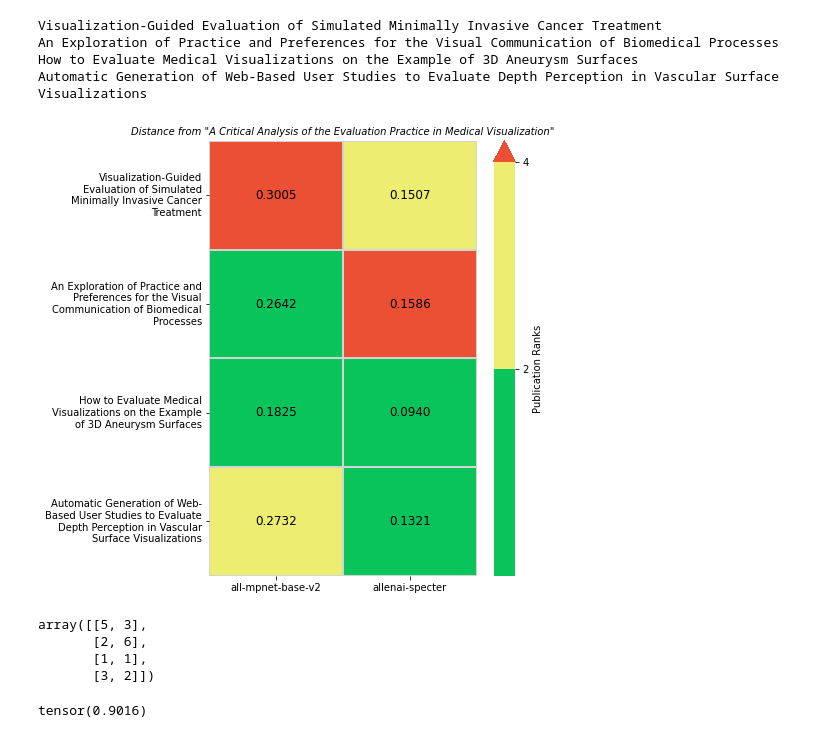
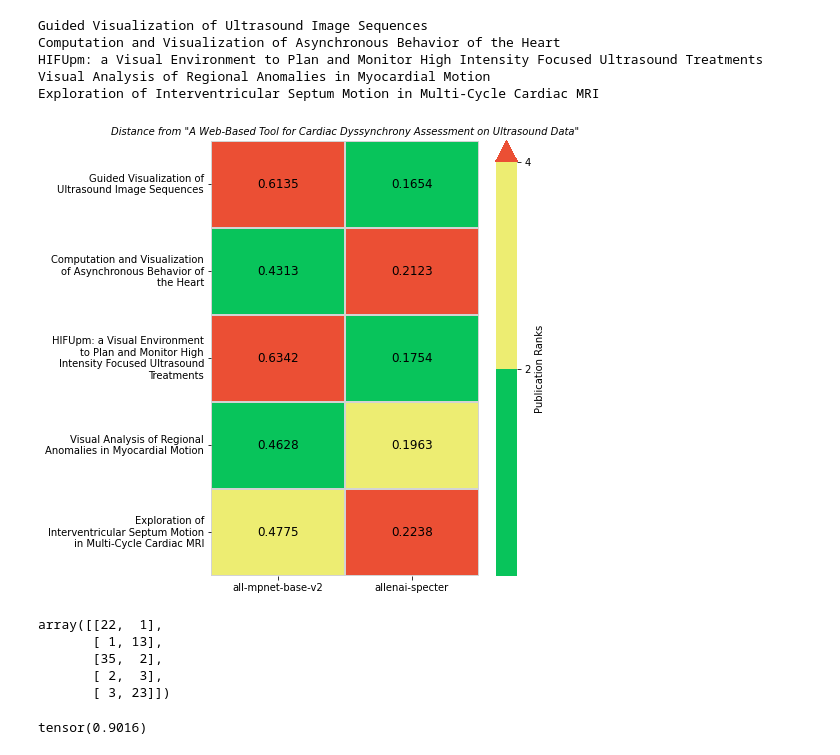
Before and after one commit to pruthvi-hegde/biomedvis, a Jupyter notebook: notebooks/k_neighbours.ipynb, the cells around one changed output. Saved outputs shown, nothing was run; the diff lists cells and outputs as text; code cells hidden in the pictures.

Commit message:
Changes to include examples

```diff
--- a/notebooks/k_neighbours.ipynb
+++ b/notebooks/k_neighbours.ipynb
@@ -153,20 +155,22 @@ def draw_plot(target_title, K):
 # %%
 import numpy as np
 
-target_title1 = "A Critical Analysis of the Evaluation Practice in Medical Visualization"
+target_title1 = "A Web-Based Tool for Cardiac Dyssynchrony Assessment on Ultrasound Data"
 B = draw_plot(target_title1, 4)
 B = np.array(B)
 B
 # %% [output]
-Visualization-Guided Evaluation of Simulated Minimally Invasive Cancer Treatment
-An Exploration of Practice and Preferences for the Visual Communication of Biomedical Processes
-How to Evaluate Medical Visualizations on the Example of 3D Aneurysm Surfaces
-Automatic Generation of Web-Based User Studies to Evaluate Depth Perception in Vascular Surface Visualizations
+Guided Visualization of Ultrasound Image Sequences
+Computation and Visualization of Asynchronous Behavior of the Heart
+HIFUpm: a Visual Environment to Plan and Monitor High Intensity Focused Ultrasound Treatments
+Visual Analysis of Regional Anomalies in Myocardial Motion
+Exploration of Interventricular Septum Motion in Multi-Cycle Cardiac MRI
-[figure, old version]
+[figure, new version]
-array([[5, 3],
-       [2, 6],
-       [1, 1],
-       [3, 2]])
+array([[22,  1],
+       [ 1, 13],
+       [35,  2],
+       [ 2,  3],
+       [ 3, 23]])
 # %%
 import torch
 import torch.nn.functional as F
```
Also changed, not shown: parts of 5 cells of this notebook, 2 other files.
